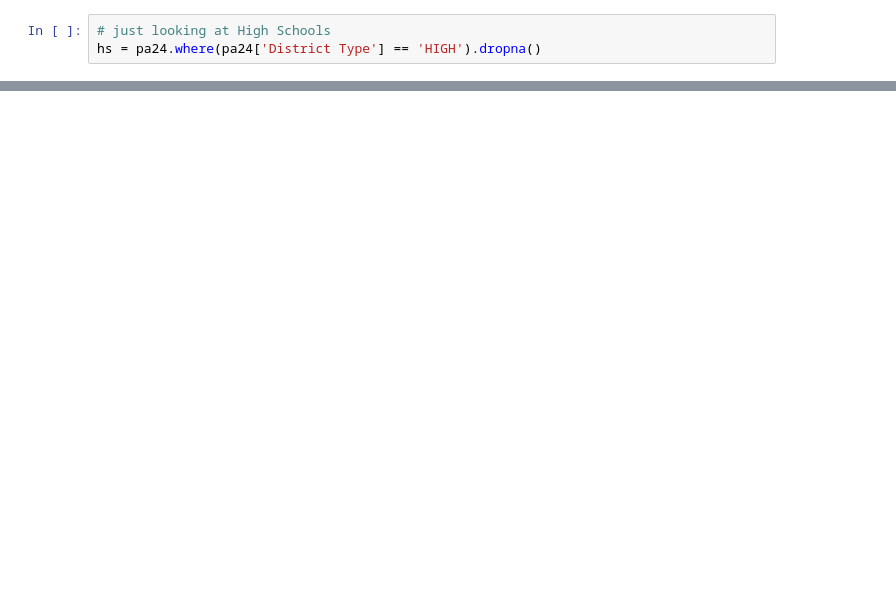
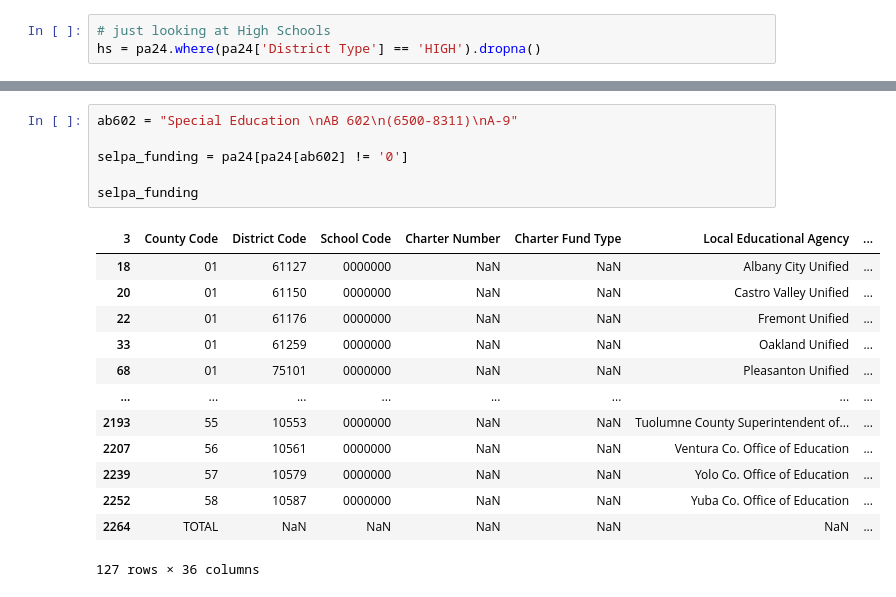
Before and after one commit to its-melina/school-funding, a Jupyter notebook: ca-principal-apportionment.ipynb, the cells around one changed output, grey strips where cells are left out. Saved outputs shown, nothing was run; the diff lists cells and outputs as text; blank space fills up the shorter version.

```diff
--- a/ca-principal-apportionment.ipynb
+++ b/ca-principal-apportionment.ipynb
@@ -88,0 +103,20 @@ hs[cols].head(50)
+# %%
+ab602 = "Special Education \nAB 602\n(6500-8311)\nA-9"
+
+selpa_funding = pa24[pa24[ab602] != '0']
+
+selpa_funding
+# %% [output]
+| 3 | County Code | District Code | School Code | Charter Number | Charter Fund Type | Local Educational Agency | ... |
+| 18 | 01 | 61127 | 0000000 | NaN | NaN | Albany City Unified | ... |
+| 20 | 01 | 61150 | 0000000 | NaN | NaN | Castro Valley Unified | ... |
+| 22 | 01 | 61176 | 0000000 | NaN | NaN | Fremont Unified | ... |
+| 33 | 01 | 61259 | 0000000 | NaN | NaN | Oakland Unified | ... |
+| 68 | 01 | 75101 | 0000000 | NaN | NaN | Pleasanton Unified | ... |
+| ... | ... | ... | ... | ... | ... | ... | ... |
+| 2193 | 55 | 10553 | 0000000 | NaN | NaN | Tuolumne County Superintendent of... | ... |
+| 2207 | 56 | 10561 | 0000000 | NaN | NaN | Ventura Co. Office of Education | ... |
+| 2239 | 57 | 10579 | 0000000 | NaN | NaN | Yolo Co. Office of Education | ... |
+| 2252 | 58 | 10587 | 0000000 | NaN | NaN | Yuba Co. Office of Education | ... |
+| 2264 | TOTAL | NaN | NaN | NaN | NaN | NaN | ... |
+127 rows × 36 columns
```
Also changed, not shown: parts of 27 cells of this notebook.
